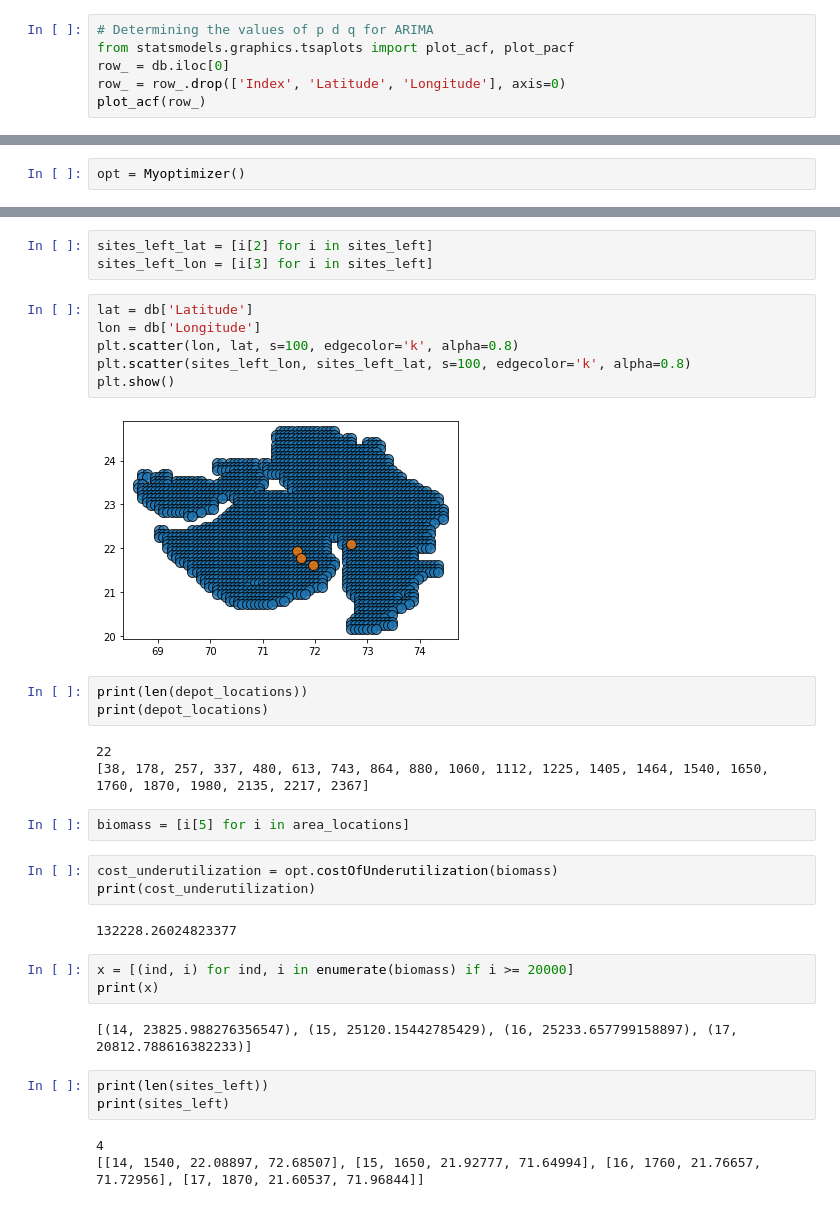
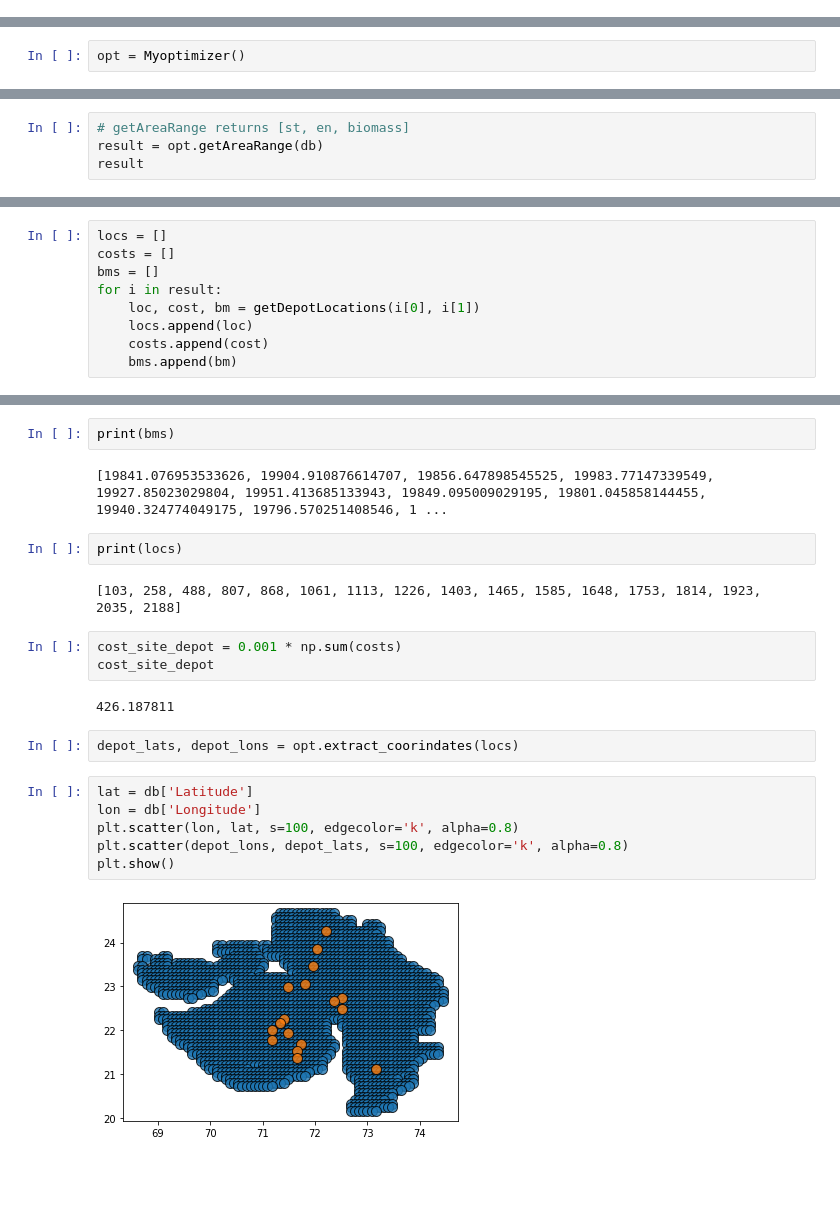
Before and after one commit to ishaan9006/agricultural-waste-utilization, a Jupyter notebook: run.ipynb, the cells around one changed output, grey strips where cells are left out. Saved outputs shown, nothing was run; the diff lists cells and outputs as text; blank space fills up the shorter version.

Commit message:
Optimized functions for extracting depot functions!

```diff
--- a/run.ipynb
+++ b/run.ipynb
@@ -34,9 +34,3 @@ plt.colorbar(label='Value')
 # %% [output]
 <matplotlib.colorbar.Colorbar at 0x...>
 [figure]
-# %%
-# Determining the values of p d q for ARIMA
-from statsmodels.graphics.tsaplots import plot_acf, plot_pacf
-row_ = db.iloc[0]
-row_ = row_.drop(['Index', 'Latitude', 'Longitude'], axis=0)
-plot_acf(row_)
@@ -273,0 +199,4 @@ depot_locations, cost_to_depot, sites_left, area_locations = opt.getOptimalResul
+# %%
+# getAreaRange returns [st, en, biomass]
+result = opt.getAreaRange(db)
+result
@@ -274 +221,10 @@ depot_locations, cost_to_depot, sites_left, area_locations = opt.getOptimalResul
+# %%
+locs = []
+costs = []
+bms = []
+for i in result:
+    loc, cost, bm = getDepotLocations(i[0], i[1])
+    locs.append(loc)
+    costs.append(cost)
+    bms.append(bm)
 # %%
@@ -298,36 +234,24 @@ area_locations             # area, st, en, best_loc, min_cost, curr_biomass
-# %%
-sites_left_lat = [i[2] for i in sites_left]
-sites_left_lon = [i[3] for i in sites_left]
+# %%
+print(bms)
+# %% [output]
+[19841.076953533626, 19904.910876614707, 19856.647898545525, 19983.77147339549, 19927.85023029804, 19951.413685133943, 19849.095009029195, 19801.045858144455, 19940.324774049175, 19796.570251408546, 1 ...
+# %%
+print(locs)
+# %% [output]
+[103, 258, 488, 807, 868, 1061, 1113, 1226, 1403, 1465, 1585, 1648, 1753, 1814, 1923, 2035, 2188]
+# %%
+cost_site_depot = 0.001 * np.sum(costs)
+cost_site_depot
+# %% [output]
+426.187811
+# %%
+depot_lats, depot_lons = opt.extract_coorindates(locs)
 # %%
 lat = db['Latitude']
 lon = db['Longitude']
 plt.scatter(lon, lat, s=100, edgecolor='k', alpha=0.8)
-plt.scatter(sites_left_lon, sites_left_lat, s=100, edgecolor='k', alpha=0.8)
+plt.scatter(depot_lons, depot_lats, s=100, edgecolor='k', alpha=0.8)
 plt.show()
 # %% [output]
-[figure, old version]
+[figure, new version]
-# %%
-print(len(depot_locations))
-print(depot_locations)
-# %% [output]
-22
-[38, 178, 257, 337, 480, 613, 743, 864, 880, 1060, 1112, 1225, 1405, 1464, 1540, 1650, 1760, 1870, 1980, 2135, 2217, 2367]
-# %%
-biomass = [i[5] for i in area_locations]
-# %%
-cost_underutilization = opt.costOfUnderutilization(biomass)
-print(cost_underutilization)
-# %% [output]
-132228.26024823377
-# %%
-x = [(ind, i) for ind, i in enumerate(biomass) if i >= 20000]
-print(x)
-# %% [output]
-[(14, 23825.988276356547), (15, 25120.15442785429), (16, 25233.657799158897), (17, 20812.788616382233)]
-# %%
-print(len(sites_left))
-print(sites_left)
-# %% [output]
-4
-[[14, 1540, 22.08897, 72.68507], [15, 1650, 21.92777, 71.64994], [16, 1760, 21.76657, 71.72956], [17, 1870, 21.60537, 71.96844]]
 # %%
```
Also changed, not shown: parts of 17 cells of this notebook.
